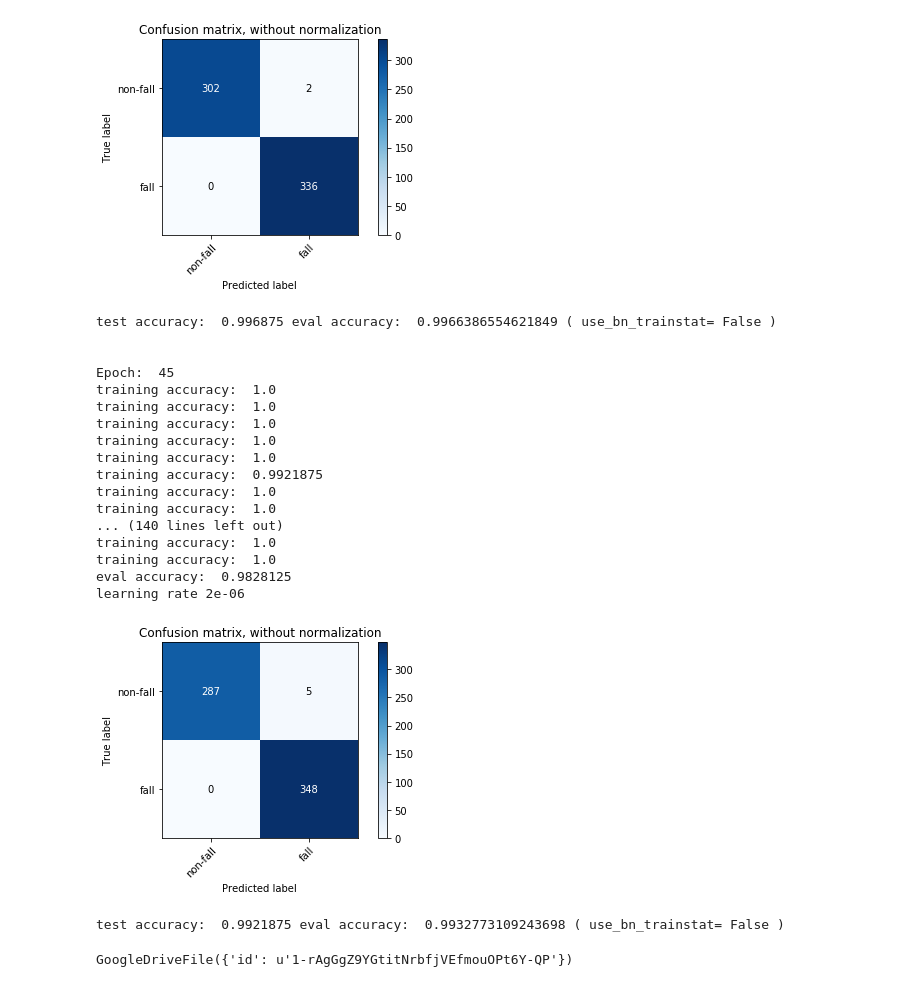
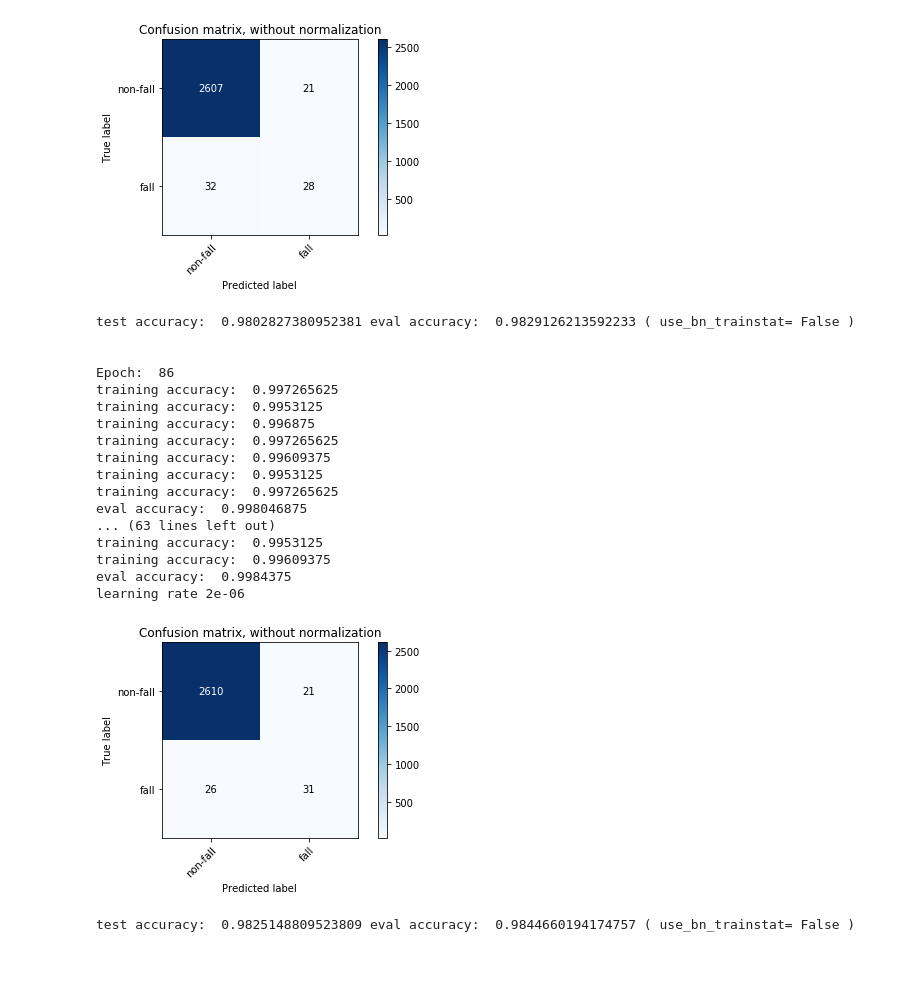
Before and after one commit to LiyangLiu123/DeepFall, a Jupyter notebook: high_quality_sim/high_quality_simulation.ipynb, the cells around one changed output. Drawn from its saved outputs; the diff is of its cells as text; code cells hidden in the pictures.

```diff
--- a/high_quality_sim/high_quality_simulation.ipynb
+++ b/high_quality_sim/high_quality_simulation.ipynb
@@ -994,7 +960,7 @@ class batch_thread():
       dataset=self.data_handle[shufflevideoindex]
       len_data=self.len_handle[shufflevideoindex]
 
-      #dataset = np.array(dataset)
+      dataset = np.asarray(dataset)
 
       sample=np.zeros(tuple((self.seq_len,)+dataset.shape[1:]))
       lenperseg=len_data//self.seq_len
@@ -1002,16 +968,14 @@ class batch_thread():
         startid=np.random.randint(len_data-self.seq_len)
         sample=dataset[startid:startid+self.seq_len]
       elif len_data<=self.seq_len:
-#         startid=np.random.randint(max(self.seq_len-len_data,int(0.25*self.seq_len)))
-#         endid=min(self.seq_len,startid+len_data)
-#         datasid=0
-#         dataeid=len_data
-#         if startid+len_data>self.seq_len:
-#           datasid=np.random.randint(startid+len_data-self.seq_len)
-#           dataeid=datasid+self.seq_len-startid
-#         sample[startid:endid]=dataset[datasid:dataeid]
-        startid=0
-        sample=dataset[startid:startid+self.seq_len]
+        startid=np.random.randint(max(self.seq_len-len_data,int(0.25*self.seq_len)))
+        endid=min(self.seq_len,startid+len_data)
+        datasid=0
+        dataeid=len_data
+        if startid+len_data>self.seq_len:
+          datasid=np.random.randint(startid+len_data-self.seq_len)
+          dataeid=datasid+self.seq_len-startid
+        sample[startid:endid]=dataset[datasid:dataeid]
       else:
         for framei in range(self.seq_len):
           if framei==self.seq_len-1:
@@ -1251,8 +1215,9 @@ def train(num_train_batches):
   start_time = time.time()
   for batchi in range(0,num_train_batches):
     inputs,targets=dh_train.GetBatch()
+    #print(inputs.shape)
     inputs=inputs.transpose(1,0,2,3)
-    #print(inputs.shape)
+
 
     inputs=Variable(torch.from_numpy(inputs).cuda(), requires_grad=True)
     targets=Variable(torch.from_numpy(np.int64(targets)).cuda(), requires_grad=False)
@@ -1382,10 +1347,7 @@ def clip_weight(RNNmodel, clip):
         param.data.clamp_(-clip,clip)
 
 lastacc=0
-if outputclass is 60:
-  eval_dispFreq=20
-else:
-  eval_dispFreq=1
+eval_dispFreq=20
 patience=0
 reduced=1
 for i in range(1,301):
@@ -1415,6 +1377,6 @@ for i in range(1,301):
     patience+=1
   print('\n')
 
-test_acc=test(dh_test,num_test_batches, save_cm=True)
+test_acc=test(dh_test,num_test_batches)
 #test_acc=test(dh_test,num_test_batches,True)
 # %% [output]
@@ -1455,35 +1417,21 @@ eval accuracy:  0.98125
 learning rate 2e-05
-[figure, old version]
+[figure, new version]
-test accuracy:  0.996875 eval accuracy:  0.9966386554621849 ( use_bn_trainstat= False )
+test accuracy:  0.9802827380952381 eval accuracy:  0.9829126213592233 ( use_bn_trainstat= False )
 
 
-Epoch:  45
-training accuracy:  1.0
-training accuracy:  1.0
-training accuracy:  1.0
-training accuracy:  1.0
-training accuracy:  1.0
-training accuracy:  0.9921875
-training accuracy:  1.0
-training accuracy:  1.0
-... (140 lines left out)
-training accuracy:  1.0
-training accuracy:  1.0
-eval accuracy:  0.9828125
+Epoch:  86
+training accuracy:  0.997265625
+training accuracy:  0.9953125
+training accuracy:  0.996875
+training accuracy:  0.997265625
+training accuracy:  0.99609375
+training accuracy:  0.9953125
+training accuracy:  0.997265625
+eval accuracy:  0.998046875
+... (63 lines left out)
+training accuracy:  0.9953125
+training accuracy:  0.99609375
+eval accuracy:  0.9984375
 learning rate 2e-06
-[figure, old version]
+[figure, new version]
-test accuracy:  0.9921875 eval accuracy:  0.9932773109243698 ( use_bn_trainstat= False )
+test accuracy:  0.9825148809523809 eval accuracy:  0.9844660194174757 ( use_bn_trainstat= False )
-# %%
-if test_CV:
-  save_name='indrnn_action_model_CV'+str(outputclass)
-else:
-  save_name='indrnn_action_model_CS'+str(outputclass)
-torch.save(model, save_name)
-model_file = drive.CreateFile({'title' : save_name})
-model_file.SetContentFile(save_name)
-model_file.Upload()
-
-# download to google drive
-drive.CreateFile({'id': model_file.get('id')})
-# %% [output]
-GoogleDriveFile({'id': u'1-rAgGgZ9YGtitNrbfjVEfmouOPt6Y-QP'})
```
Also changed, not shown: parts of 5 cells of this notebook.
